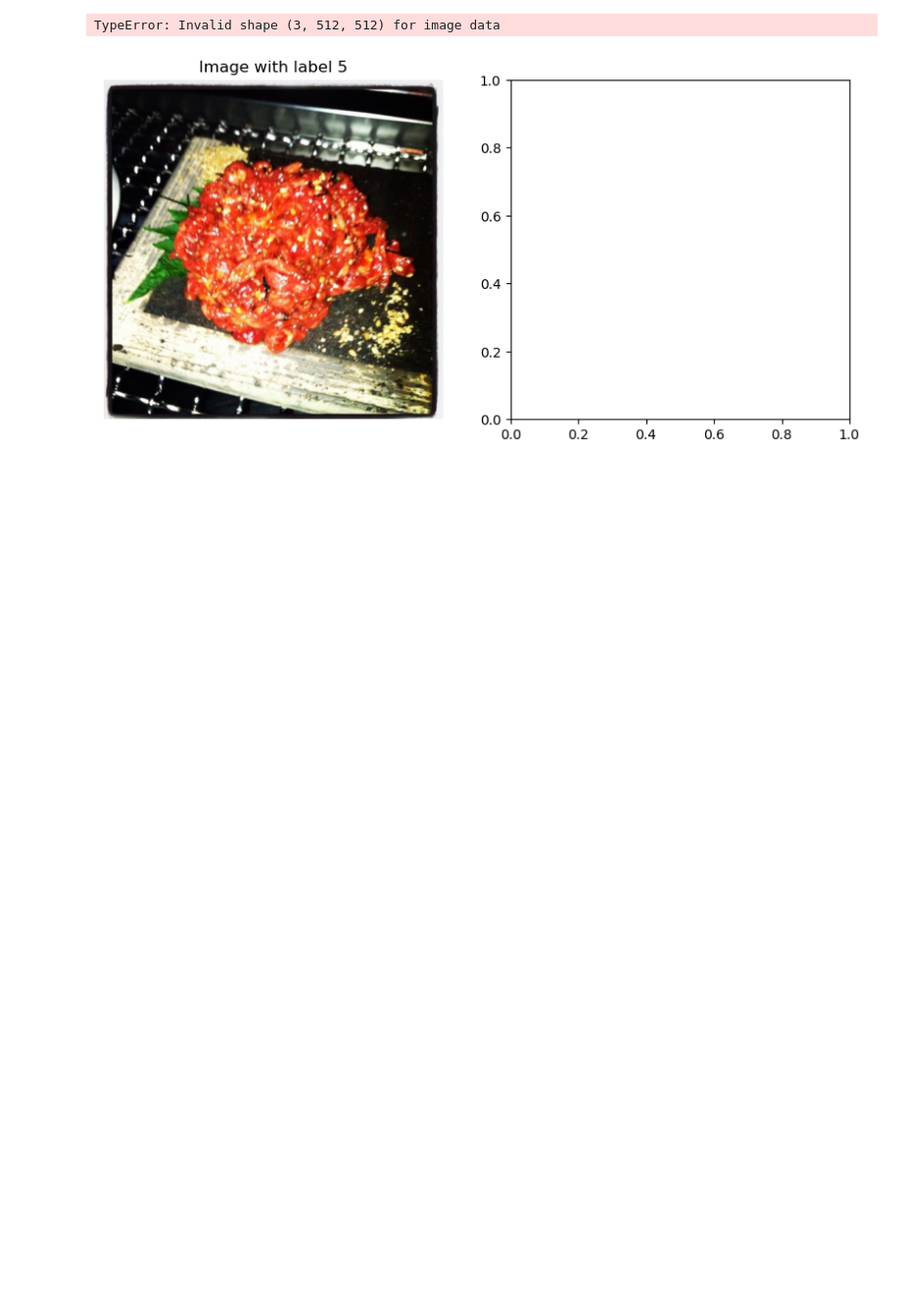
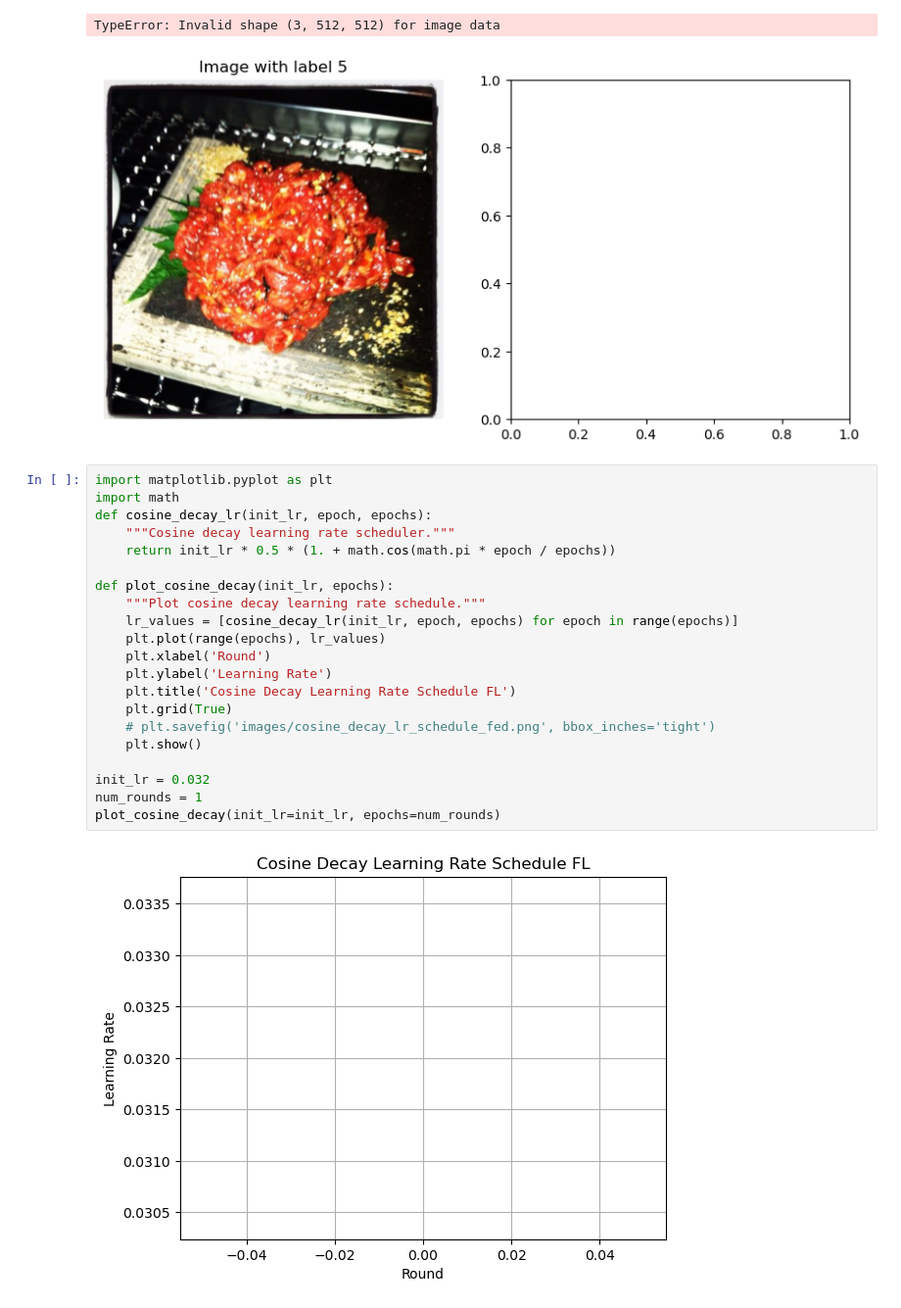
Before and after one commit to stavrosb00/FedLearningFoodClassification, a Jupyter notebook: visual2.ipynb, the cells around one changed output. Shown: that part at 98% size. Drawn from its saved outputs; the diff is of its cells as text; blank space fills up the shorter version.

```diff
--- a/visual2.ipynb
+++ b/visual2.ipynb
@@ -365,3 +365,26 @@ for img_tuple1, img_tuple2 in zip(trainset, trainset2):
 # %% [output]
 TypeError: Invalid shape (3, 512, 512) for image data
 [figure]
+# %%
+import matplotlib.pyplot as plt
+import math
+def cosine_decay_lr(init_lr, epoch, epochs):
+    """Cosine decay learning rate scheduler."""
+    return init_lr * 0.5 * (1. + math.cos(math.pi * epoch / epochs))
+
+def plot_cosine_decay(init_lr, epochs):
+    """Plot cosine decay learning rate schedule."""
+    lr_values = [cosine_decay_lr(init_lr, epoch, epochs) for epoch in range(epochs)]
+    plt.plot(range(epochs), lr_values)
+    plt.xlabel('Round')
+    plt.ylabel('Learning Rate')
+    plt.title('Cosine Decay Learning Rate Schedule FL')
+    plt.grid(True)
+    # plt.savefig('images/cosine_decay_lr_schedule_fed.png', bbox_inches='tight')
+    plt.show()
+
+init_lr = 0.032
+num_rounds = 1
+plot_cosine_decay(init_lr=init_lr, epochs=num_rounds)
+# %% [output]
+[figure, added]
```
Also changed, not shown: 34 other files.
